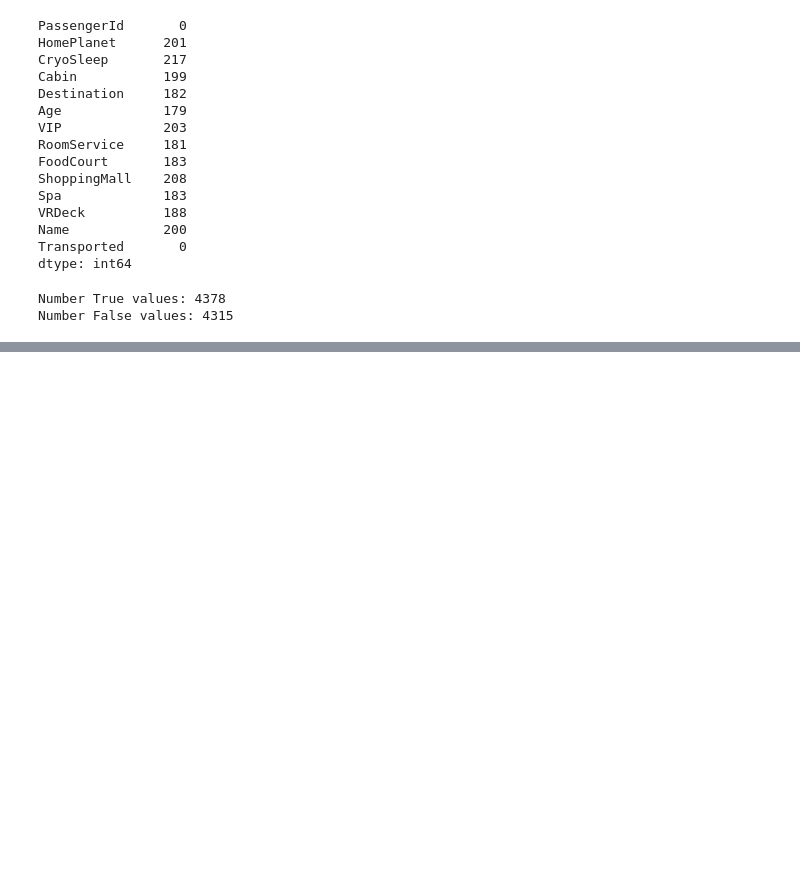
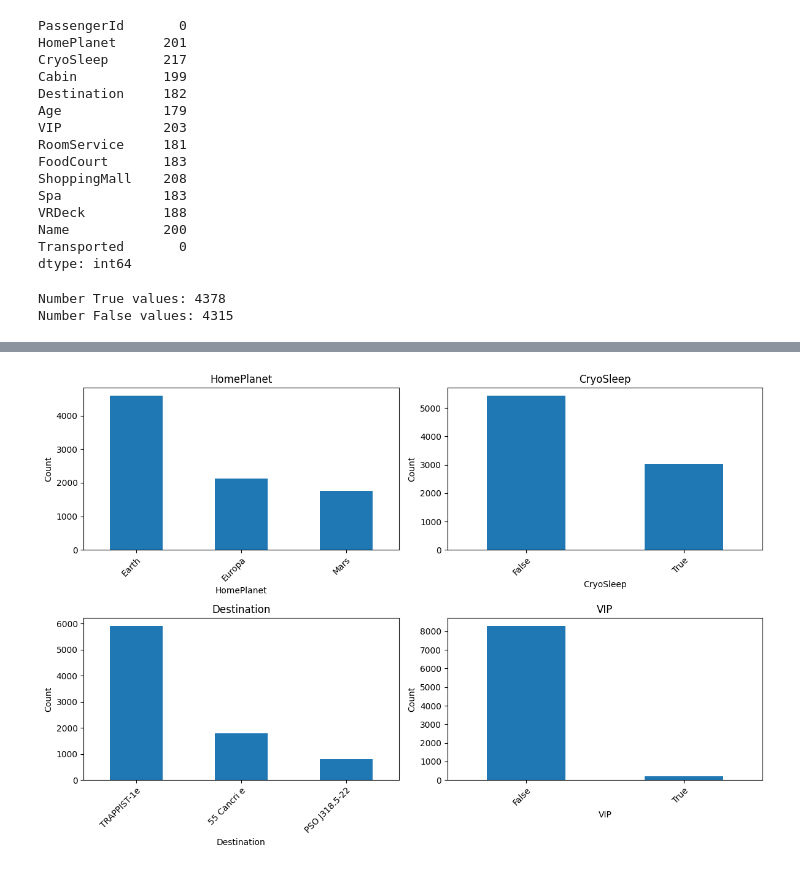
Before and after one commit to mapardo-lab/spaceshipTitanic, a Jupyter notebook: EDA.ipynb, the cells around one changed output, grey strips where cells are left out. Saved outputs shown, nothing was run; the diff lists cells and outputs as text; code cells hidden in the pictures; blank space fills up the shorter version.

```diff
--- a/EDA.ipynb
+++ b/EDA.ipynb
@@ -111,0 +133,5 @@ ValueError: cannot convert float NaN to integer
+# %%
+# visualize HomePlanet, CryoSleep, Destination, VIP
+plot_bars(df_train, ['HomePlanet', 'CryoSleep', 'Destination', 'VIP'], 2, 2, sort = True, log = False)
+# %% [output]
+[figure, added]
```
Also changed, not shown: parts of 15 cells of this notebook, 1 other file.
